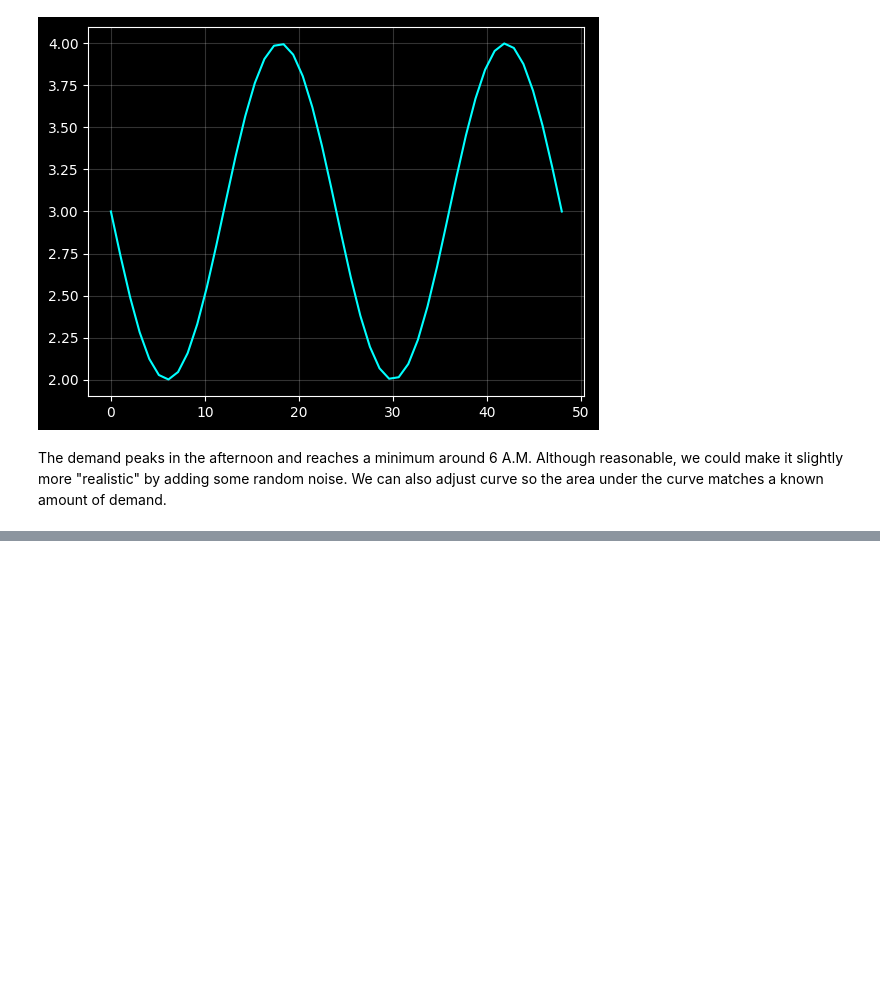
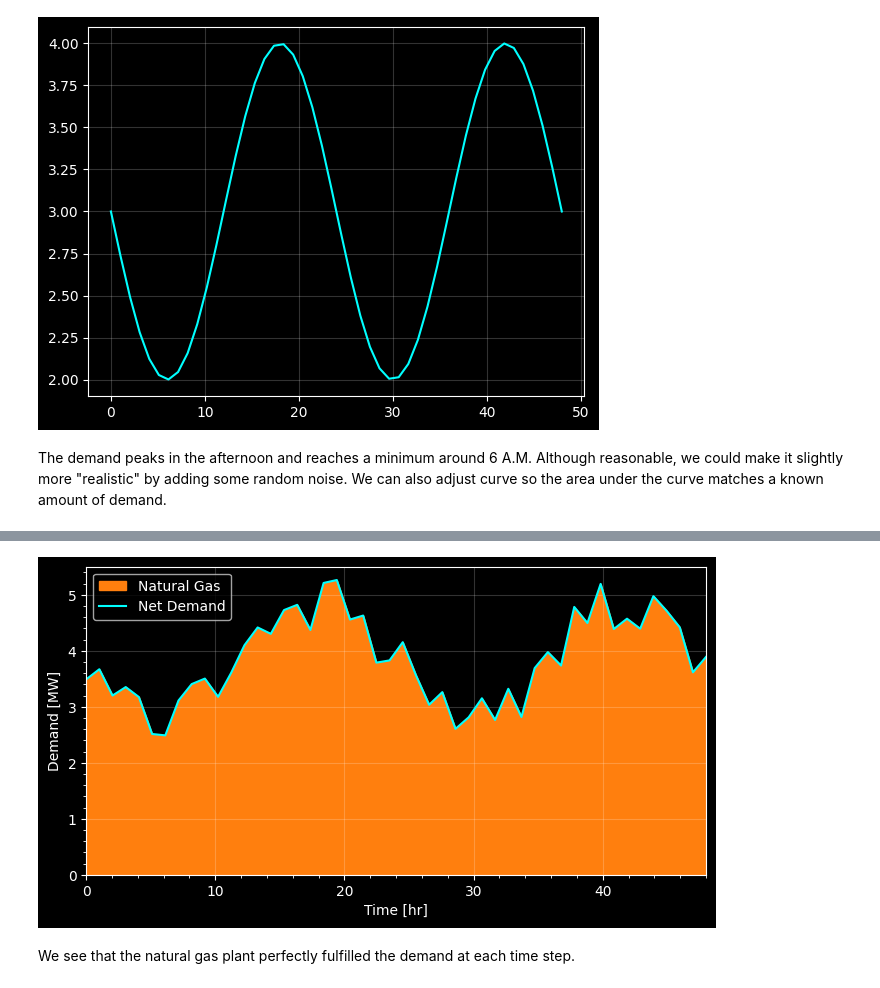
Before and after one commit to arfc/osier, a Jupyter notebook: docs/source/examples/dispatch_tutorial.ipynb, the cells around one changed output, grey strips where cells are left out. Cells and saved outputs as stored; diff of their text form; code cells hidden in the pictures; blank space fills up the shorter version.

```diff
--- a/docs/source/examples/dispatch_tutorial.ipynb
+++ b/docs/source/examples/dispatch_tutorial.ipynb
@@ -89,11 +108,9 @@ with plt.style.context("dark_background"):
 import time
 start = time.perf_counter()
 model = DispatchModel(technology_list=technology_mix,
-                      net_demand=demand,
-                      time_delta=1*hour,
-                      power_units=MW,
+                      net_demand=demand
                      )
-model.solve(solver='cbc')
+model.solve(solver='glpk')
 end = time.perf_counter()
 print(model.objective)
 print(end-start)
@@ -102,0 +149,21 @@ ApplicationError: Solver (cbc) did not exit normally
+# %%
+with plt.style.context("dark_background"):
+    fig, ax = plt.subplots(figsize=(8,4))
+    ax.grid(alpha=0.2)
+    ax.minorticks_on()
+    ax.fill_between(hours,
+                    y1=0,
+                    y2=model.results['NaturalGas_Conv'].values,
+                    color='tab:orange',
+                    label='Natural Gas')
+    ax.plot(hours, model.net_demand, color='cyan', label='Net Demand')
+    ax.set_xlim(0,48)
+    ax.set_ylim(0,5.5)
+    ax.legend()
+    ax.set_ylabel("Demand [MW]")
+    ax.set_xlabel("Time [hr]")
+    plt.show()
+# %% [output]
+[figure, added]
+# %% [markdown]
+We see that the natural gas plant perfectly fulfilled the demand at each time step.
```
Also changed, not shown: parts of 9 cells of this notebook.
